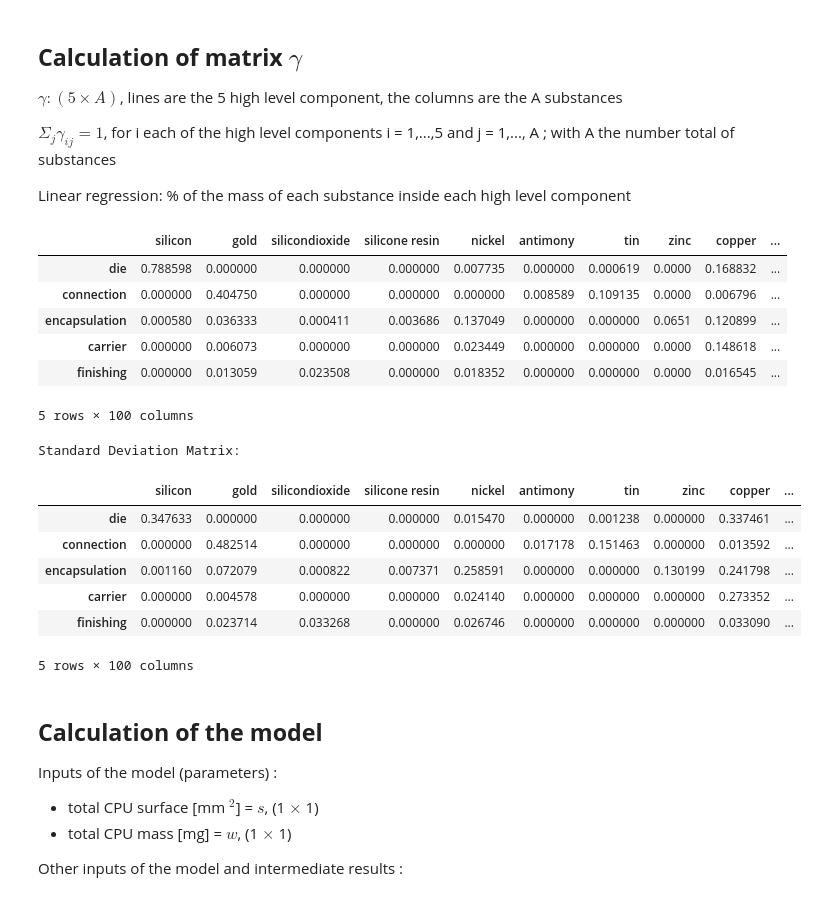
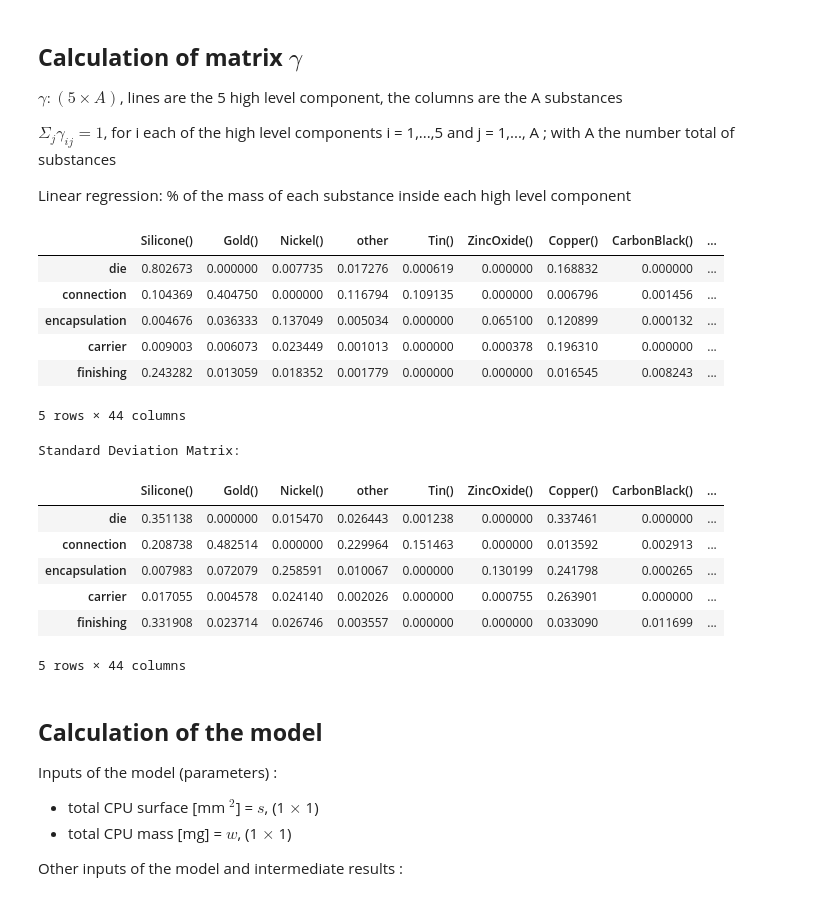
Before and after one commit to arthur0000-1/LCA_CPU_encapsulation, a Jupyter notebook: model.ipynb, the cells around one changed output. Drawn from its saved outputs; the diff is of its cells as text; code cells hidden in the pictures.

```diff
--- a/model.ipynb
+++ b/model.ipynb
@@ -51,3 +140,11 @@ from plotly.express import get_trendline_results
+# %%
+HM_MAPPING = {
+        'die': ['chip_1', 'chip_2', 'die', 'die attach'],
+        'carrier': ['cavity', 'leadfinish', 'leadframe', 'leadframe coating', 'substrate', 'substrate metal', 'substrate plastic',],
+        'encapsulation': ['encapsulation', 'lid', 'lid platings', 'metal lid', 'plating'],
+        'connection': ['bump', 'wire', 'underfill', 'solder paste', 'solder resists', 'solderball','underfill'],
+        'finishing': ['finishing', 'glue', 'coating', '', 'mold compound']
+    }
 # %%
 # Folder containing Excel files
 folder_path = r"C:\Users\Arthur Resilio\Desktop\Excel_cleaned"
@@ -221,8 +323,7 @@ def group_homogeneous_material(dfs_cleaned):
 
     return dfs_high_level
 # %%
-dfs_high_level = group_homogeneous_material(dfs_high_level)
-#print(dfs_high_level[8].columns.tolist())
-dfs_clean = [df.drop(columns=["Size [mm]", "Nb", "Date", "Material Group", "Homogeneous Material", "Substance Category", "Component mass [mg]", "CAS", "Concentration  in  homogeneous  material (ppm)", "Concentration  in  product (ppm)", "Level"], errors='ignore') for df in dfs_high_level]
+dfs_clean = group_homogeneous_material(dfs_high_level, HM_MAPPING, DIRECT_MAPPING)
+
 dfs_clean[8].head()
 # %% [output]
@@ -480,26 +546,29 @@ def substance_mass_matrices(dfs_clean):
     return results
 # %%
 results = substance_mass_matrices(dfs_clean)
+
+A = results['LGA']['Percentage']
+B = results['LGA']['Std Dev']
 
 display(results['LGA']['Percentage'])
 print("\nStandard Deviation Matrix:")
 display(results['LGA']['Std Dev'])
 # %% [output]
-|  | silicon | gold | silicondioxide | silicone resin | nickel | antimony | tin | zinc | copper | ... |
-| die | 0.788598 | 0.000000 | 0.000000 | 0.000000 | 0.007735 | 0.000000 | 0.000619 | 0.0000 | 0.168832 | ... |
-| connection | 0.000000 | 0.404750 | 0.000000 | 0.000000 | 0.000000 | 0.008589 | 0.109135 | 0.0000 | 0.006796 | ... |
-| encapsulation | 0.000580 | 0.036333 | 0.000411 | 0.003686 | 0.137049 | 0.000000 | 0.000000 | 0.0651 | 0.120899 | ... |
-| carrier | 0.000000 | 0.006073 | 0.000000 | 0.000000 | 0.023449 | 0.000000 | 0.000000 | 0.0000 | 0.148618 | ... |
-| finishing | 0.000000 | 0.013059 | 0.023508 | 0.000000 | 0.018352 | 0.000000 | 0.000000 | 0.0000 | 0.016545 | ... |
+|  | Silicone() | Gold() | Nickel() | other | Tin() | ZincOxide() | Copper() | CarbonBlack() | ... |
+| die | 0.802673 | 0.000000 | 0.007735 | 0.017276 | 0.000619 | 0.000000 | 0.168832 | 0.000000 | ... |
+| connection | 0.104369 | 0.404750 | 0.000000 | 0.116794 | 0.109135 | 0.000000 | 0.006796 | 0.001456 | ... |
+| encapsulation | 0.004676 | 0.036333 | 0.137049 | 0.005034 | 0.000000 | 0.065100 | 0.120899 | 0.000132 | ... |
+| carrier | 0.009003 | 0.006073 | 0.023449 | 0.001013 | 0.000000 | 0.000378 | 0.196310 | 0.000000 | ... |
+| finishing | 0.243282 | 0.013059 | 0.018352 | 0.001779 | 0.000000 | 0.000000 | 0.016545 | 0.008243 | ... |
-5 rows × 100 columns
+5 rows × 44 columns
 Standard Deviation Matrix:
-|  | silicon | gold | silicondioxide | silicone resin | nickel | antimony | tin | zinc | copper | ... |
-| die | 0.347633 | 0.000000 | 0.000000 | 0.000000 | 0.015470 | 0.000000 | 0.001238 | 0.000000 | 0.337461 | ... |
-| connection | 0.000000 | 0.482514 | 0.000000 | 0.000000 | 0.000000 | 0.017178 | 0.151463 | 0.000000 | 0.013592 | ... |
-| encapsulation | 0.001160 | 0.072079 | 0.000822 | 0.007371 | 0.258591 | 0.000000 | 0.000000 | 0.130199 | 0.241798 | ... |
-| carrier | 0.000000 | 0.004578 | 0.000000 | 0.000000 | 0.024140 | 0.000000 | 0.000000 | 0.000000 | 0.273352 | ... |
-| finishing | 0.000000 | 0.023714 | 0.033268 | 0.000000 | 0.026746 | 0.000000 | 0.000000 | 0.000000 | 0.033090 | ... |
+|  | Silicone() | Gold() | Nickel() | other | Tin() | ZincOxide() | Copper() | CarbonBlack() | ... |
+| die | 0.351138 | 0.000000 | 0.015470 | 0.026443 | 0.001238 | 0.000000 | 0.337461 | 0.000000 | ... |
+| connection | 0.208738 | 0.482514 | 0.000000 | 0.229964 | 0.151463 | 0.000000 | 0.013592 | 0.002913 | ... |
+| encapsulation | 0.007983 | 0.072079 | 0.258591 | 0.010067 | 0.000000 | 0.130199 | 0.241798 | 0.000265 | ... |
+| carrier | 0.017055 | 0.004578 | 0.024140 | 0.002026 | 0.000000 | 0.000755 | 0.263901 | 0.000000 | ... |
+| finishing | 0.331908 | 0.023714 | 0.026746 | 0.003557 | 0.000000 | 0.000000 | 0.033090 | 0.011699 | ... |
-5 rows × 100 columns
+5 rows × 44 columns
 # %% [markdown]
 ## **Calculation of the model**
 
```
Also changed, not shown: parts of 42 cells of this notebook.
